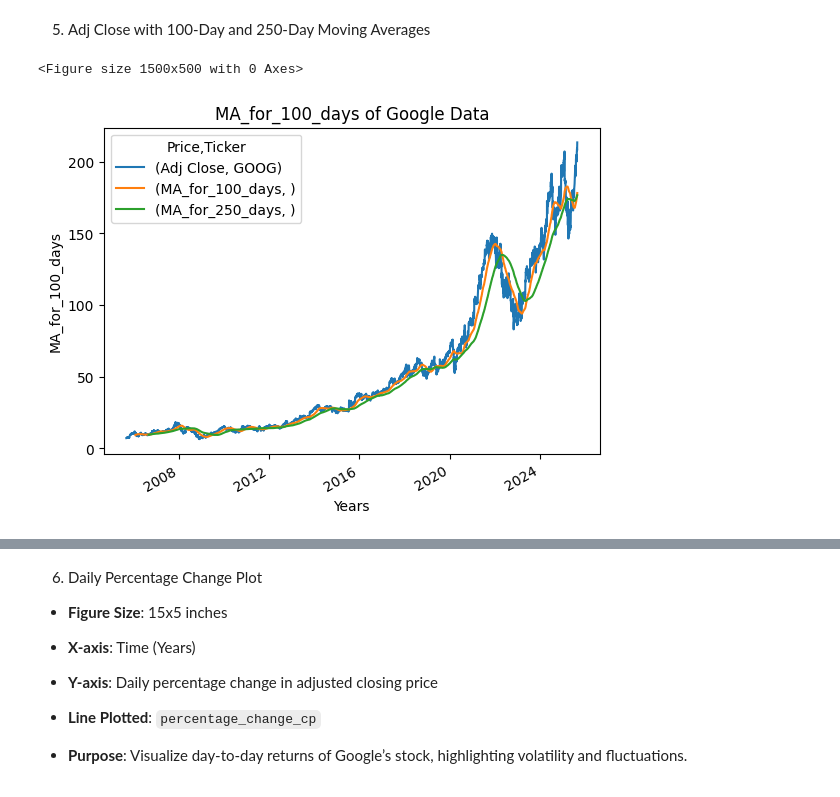
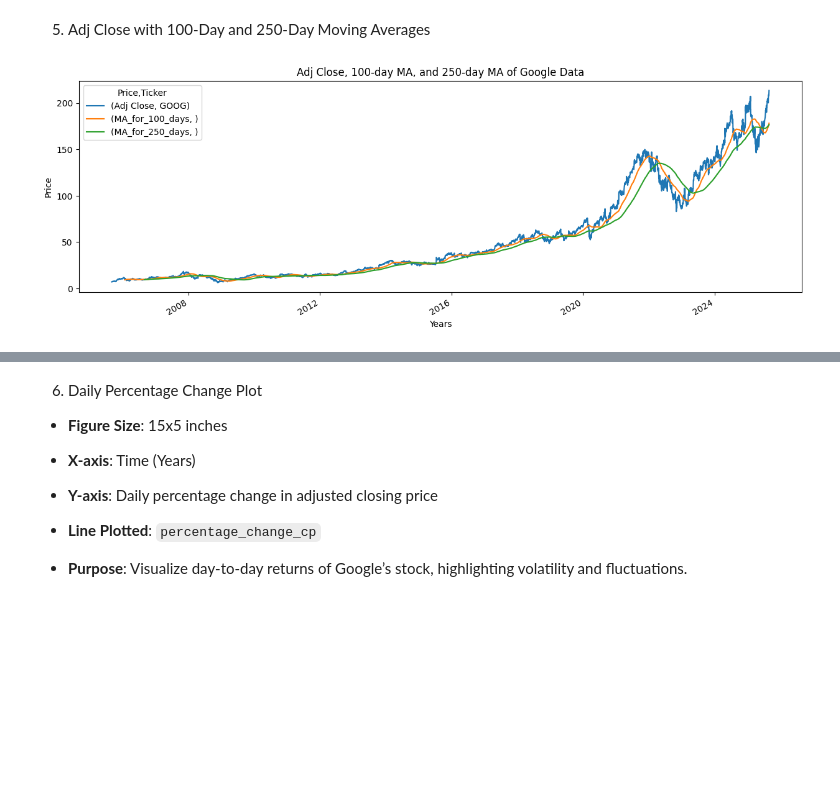
Before and after one commit to SundeepChaluvadi/Stock-Price-Prediction-model, a Jupyter notebook: prediction_model.ipynb, the cells around one changed output, grey strips where cells are left out. Drawn from its saved outputs; the diff is of its cells as text; code cells hidden in the pictures; blank space fills up the shorter version.

```diff
--- a/prediction_model.ipynb
+++ b/prediction_model.ipynb
@@ -242,10 +241,13 @@ plot_graph((15,5), google_data[['Adj Close', 'MA_for_100_days']], 'MA_for_100_da
 # %% [markdown]
 5. Adj Close with 100-Day and 250-Day Moving Averages
 # %%
-plot_graph((15,5), google_data[['Adj Close', 'MA_for_100_days', 'MA_for_250_days']], 'MA_for_100_days')
+google_data[['Adj Close', 'MA_for_100_days', 'MA_for_250_days']].plot(figsize=(15,5))
+plt.xlabel("Years")
+plt.ylabel("Price")
+plt.title("Adj Close, 100-day MA, and 250-day MA of Google Data")
+plt.show()
 # %% [output]
-<Figure size 1500x500 with 0 Axes>
-[figure, old version]
+[figure, new version]
 # %%
 # Daily Percentage Change in Adjusted Close
 google_data['percentage_change_cp'] = google_data['Adj Close'].pct_change()
```
Also changed, not shown: parts of 48 cells of this notebook, 4 other files.
